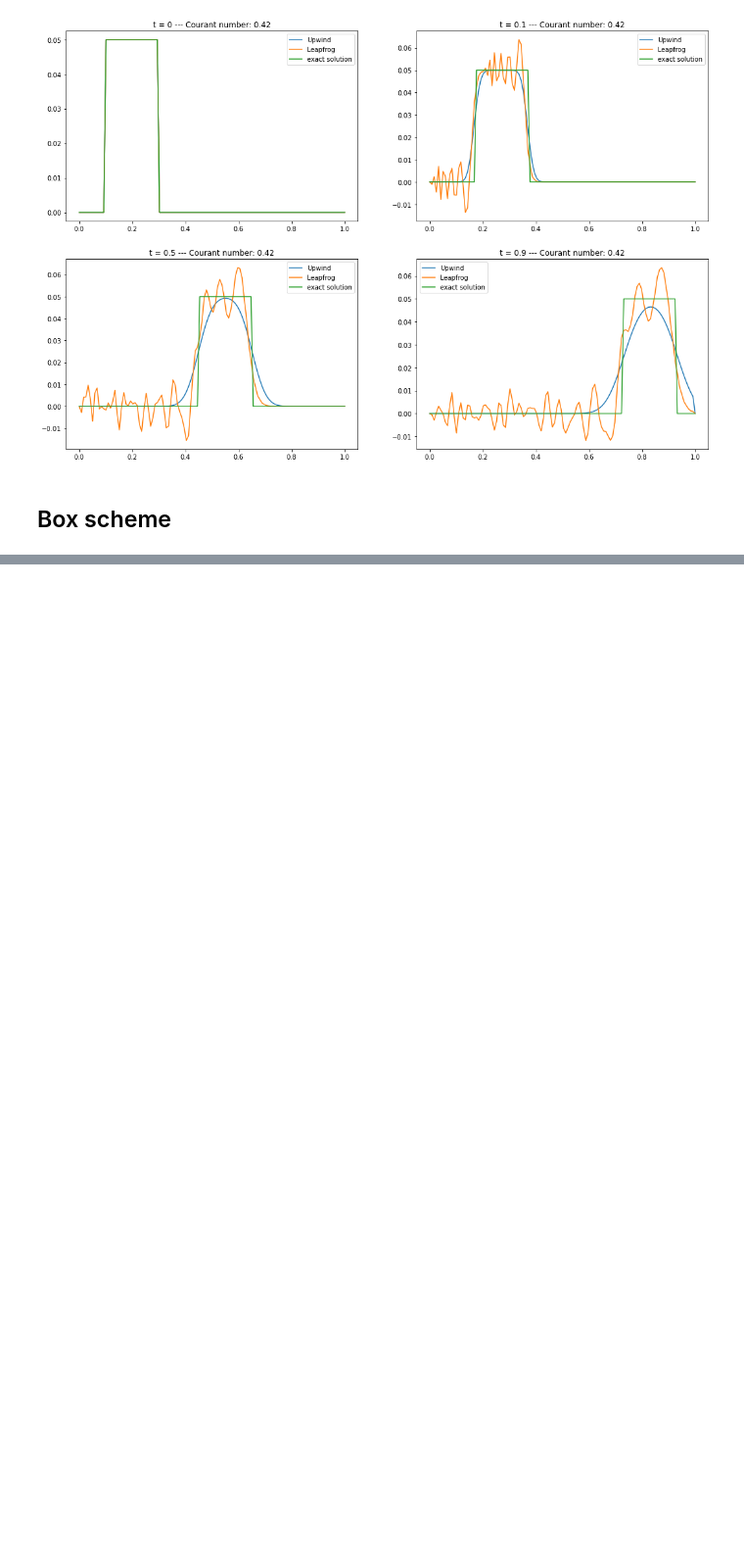
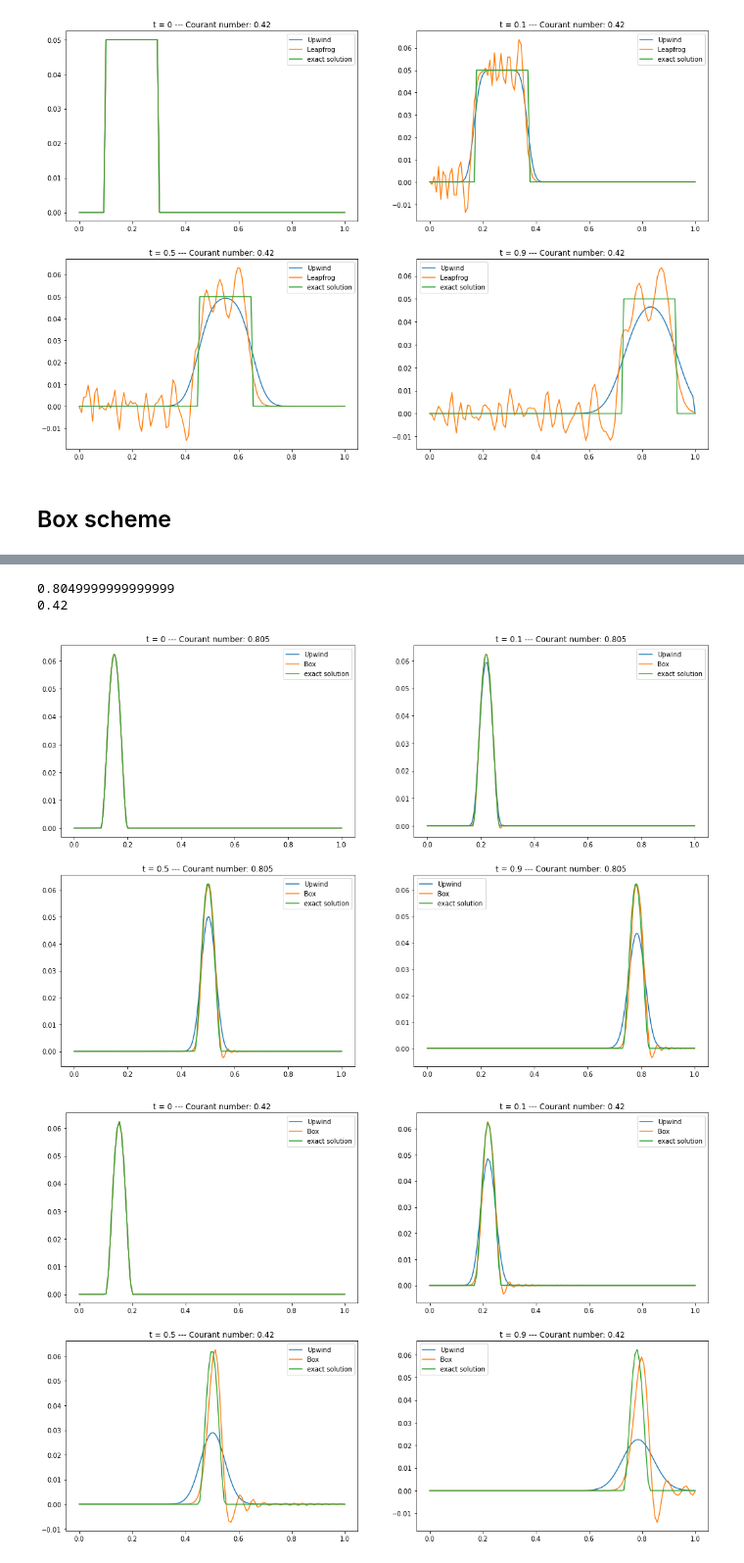
Before and after one commit to cima22/Hyperbolic_PDE_finite_differences, a Jupyter notebook: Hyperbolic Problems.ipynb, the cells around one changed output, grey strips where cells are left out. Shown at 98% size. Drawn from its saved outputs; the diff is of its cells as text; code cells hidden in the pictures; blank space fills up the shorter version.

```diff
--- a/Hyperbolic Problems.ipynb
+++ b/Hyperbolic Problems.ipynb
@@ -547,0 +576,17 @@ class box(ad_pb_fd_method):
+# %%
+um.u_0 = u_0
+um.g = g
+um.alpha = alpha
+
+for (n_x,n_t) in [(230,200), (120,200)]:
+    um.N_x = n_x
+    um.N_t = n_t
+    bx.N_x = n_x
+    bx.N_t = n_t
+    print(um.courant_number())
+    compare_fd_at(um,bx,[0,0.1,0.5,0.9],exact_sol)
+# %% [output]
+0.8049999999999999
+0.42
+[figure, added]
+[figure, added]
```
Also changed, not shown: parts of 6 cells of this notebook, 4 other files.
